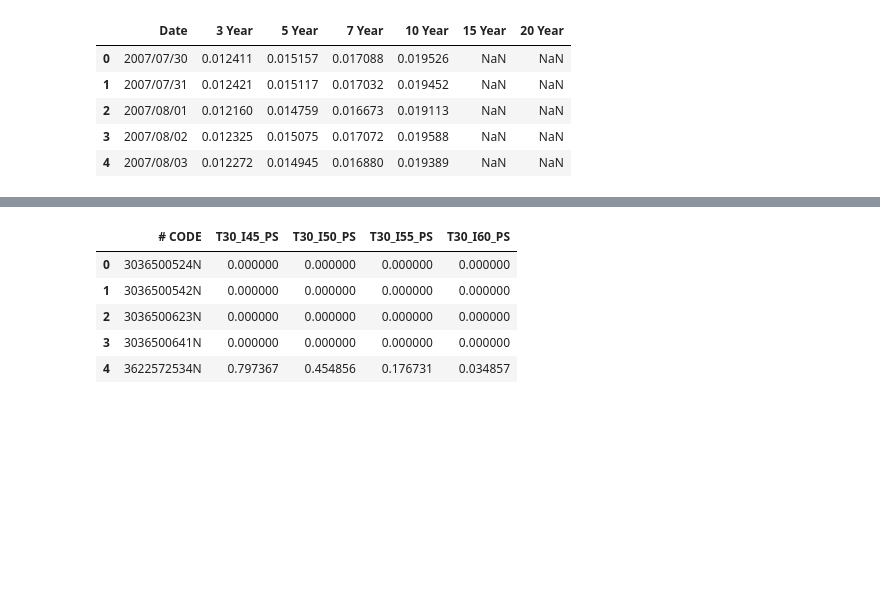
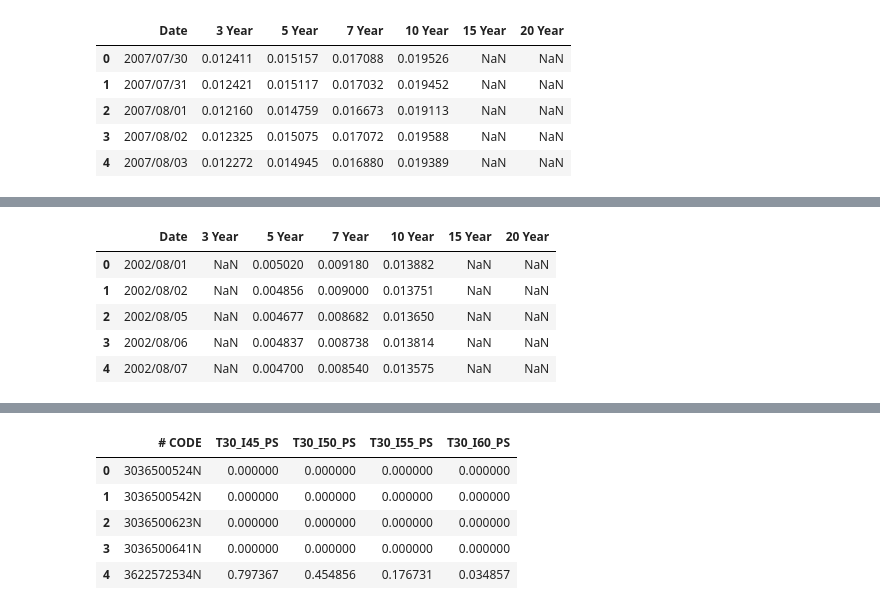
Before and after one commit to RussellzzZ/CausalInferenceDataScienceProject, a Jupyter notebook: data_project.ipynb, the cells around one changed output, grey strips where cells are left out. Drawn from its saved outputs; the diff is of its cells as text; code cells hidden in the pictures; blank space fills up the shorter version.

```diff
--- a/data_project.ipynb
+++ b/data_project.ipynb
@@ -99,0 +119,12 @@ kumamoto.head()
+# %%
+kanagawa = pd.read_csv("data/Kanagawa.csv")
+kanagawa['Date'] = pd.to_datetime(kanagawa['Date'], unit='s')
+kanagawa['Date'] = kanagawa['Date'].dt.strftime('%Y/%m/%d')
+kanagawa.head()
+# %% [output]
+|  | Date | 3 Year | 5 Year | 7 Year | 10 Year | 15 Year | 20 Year |
+| 0 | 2002/08/01 | NaN | 0.005020 | 0.009180 | 0.013882 | NaN | NaN |
+| 1 | 2002/08/02 | NaN | 0.004856 | 0.009000 | 0.013751 | NaN | NaN |
+| 2 | 2002/08/05 | NaN | 0.004677 | 0.008682 | 0.013650 | NaN | NaN |
+| 3 | 2002/08/06 | NaN | 0.004837 | 0.008738 | 0.013814 | NaN | NaN |
+| 4 | 2002/08/07 | NaN | 0.004700 | 0.008540 | 0.013575 | NaN | NaN |
```
Also changed, not shown: parts of 7 cells of this notebook, 9 other files.
